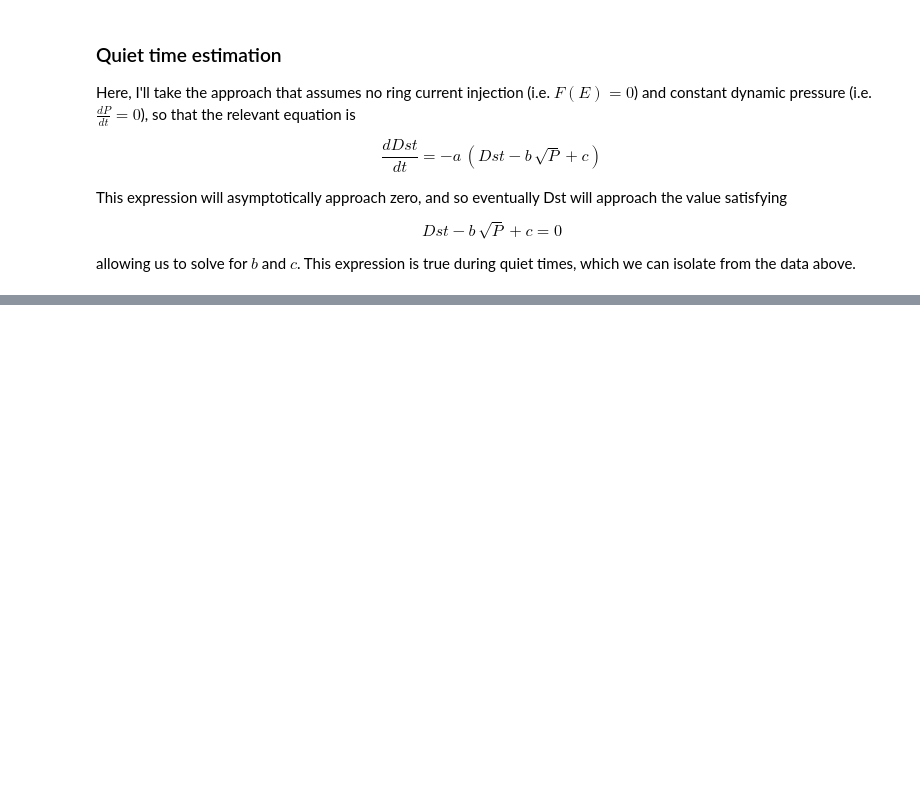
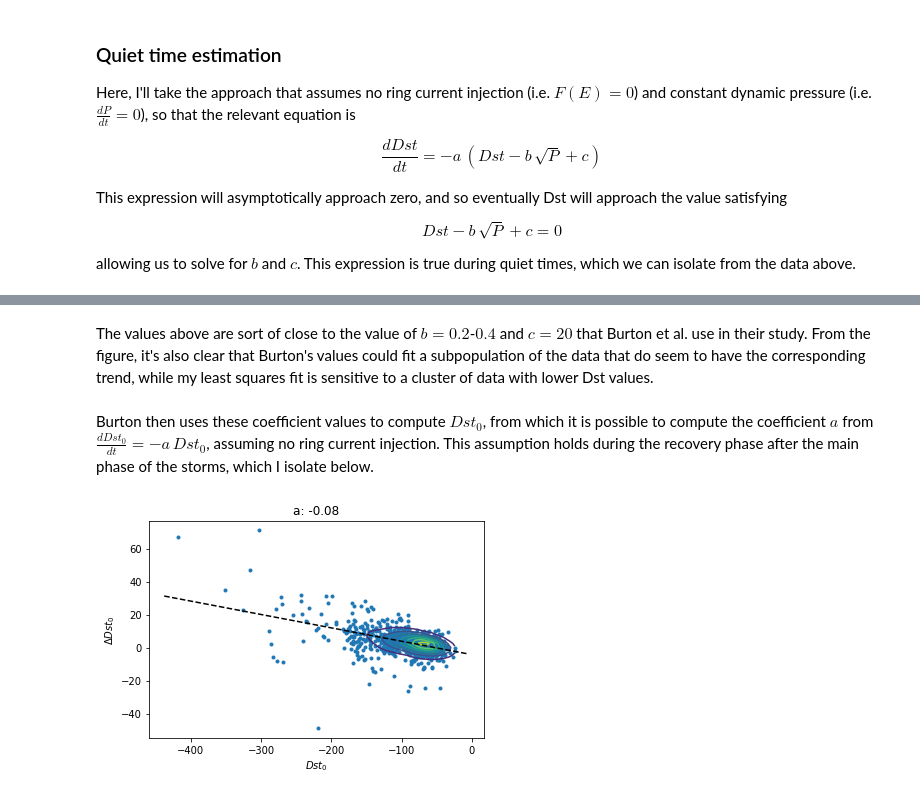
Before and after one commit to sarttiso/spaceweather, a Jupyter notebook: burtons_model.ipynb, the cells around one changed output, grey strips where cells are left out. Saved outputs shown, nothing was run; the diff lists cells and outputs as text; code cells hidden in the pictures; blank space fills up the shorter version.

```diff
--- a/burtons_model.ipynb
+++ b/burtons_model.ipynb
@@ -101,0 +142,38 @@ idx =
+# %% [markdown]
+The values above are sort of close to the value of $b = 0.2$-$0.4$ and $c = 20$ that Burton et al. use in their study. From the figure, it's also clear that Burton's values could fit a subpopulation of the data that do seem to have the corresponding trend, while my least squares fit is sensitive to a cluster of data with lower Dst values.
+# %% [markdown]
+Burton then uses these coefficient values to compute $Dst_0$, from which it is possible to compute the coefficient $a$ from $\frac{dDst_0}{dt} = -a\,Dst_0$, assuming no ring current injection. This assumption holds during the recovery phase after the main phase of the storms, which I isolate below.
+# %%
+b = 0.20
+c = 20
+
+# indices of recovery phase
+r_idx = findstorm(Dst, -150, nhr_before=-8, nhr_after=40)
+
+# compute Dst0
+Dst0 = Dst - b*np.sqrt(P) + c
+
+nstorm = r_idx.shape[0]
+npoint = np.diff(r_idx, axis=1)[0][0]
+
+# for each storm, compute difference in Dst0
+dDst0 = np.zeros((nstorm, npoint-1))
+Dst0_prev = np.zeros((nstorm, npoint-1))
+for ii in range(nstorm):
+    dDst0[ii,:] = Dst0[r_idx[ii,0]+1:r_idx[ii,1]] - \
+                  Dst0[r_idx[ii,0]:r_idx[ii,1]-1]
+    Dst0_prev[ii,:] = Dst0[r_idx[ii,0]:r_idx[ii,1]-1]
+
+# fit slope to points and plot
+p = np.polyfit(Dst0_prev.reshape(-1), dDst0.reshape(-1), 1)
+
+plt.scatter(Dst0_prev.reshape(-1), dDst0.reshape(-1), marker='.')
+plotcontours(Dst0_prev.reshape(-1,1), dDst0.reshape(-1,1))
+abline(p[0], p[1])
+
+plt.xlabel('$Dst_0$')
+plt.ylabel('$\Delta Dst_0$')
+plt.title('a: %1.2f' % p[0])
+plt.show()
+# %% [output]
+[figure, added]
```
Also changed, not shown: parts of 20 cells of this notebook, 1 other file.
